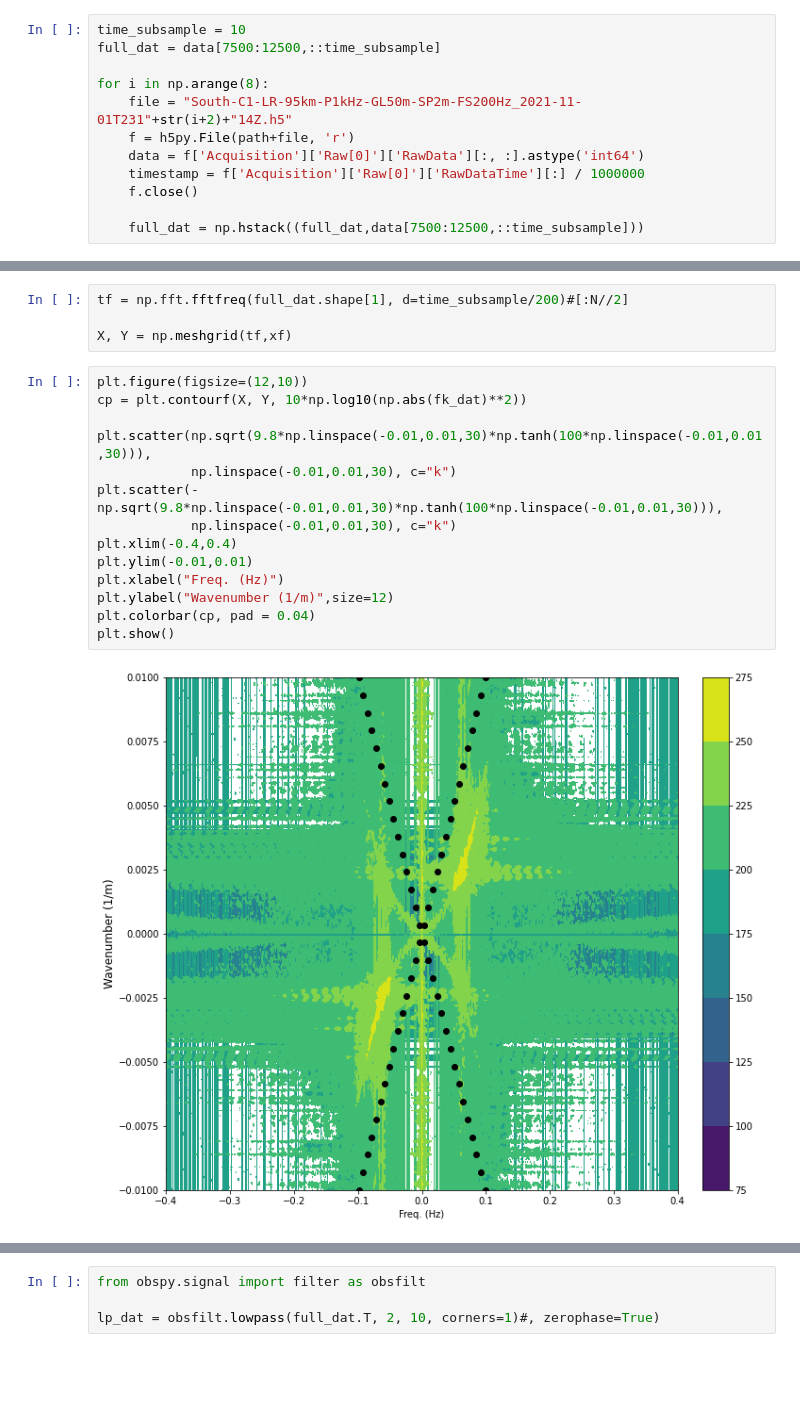
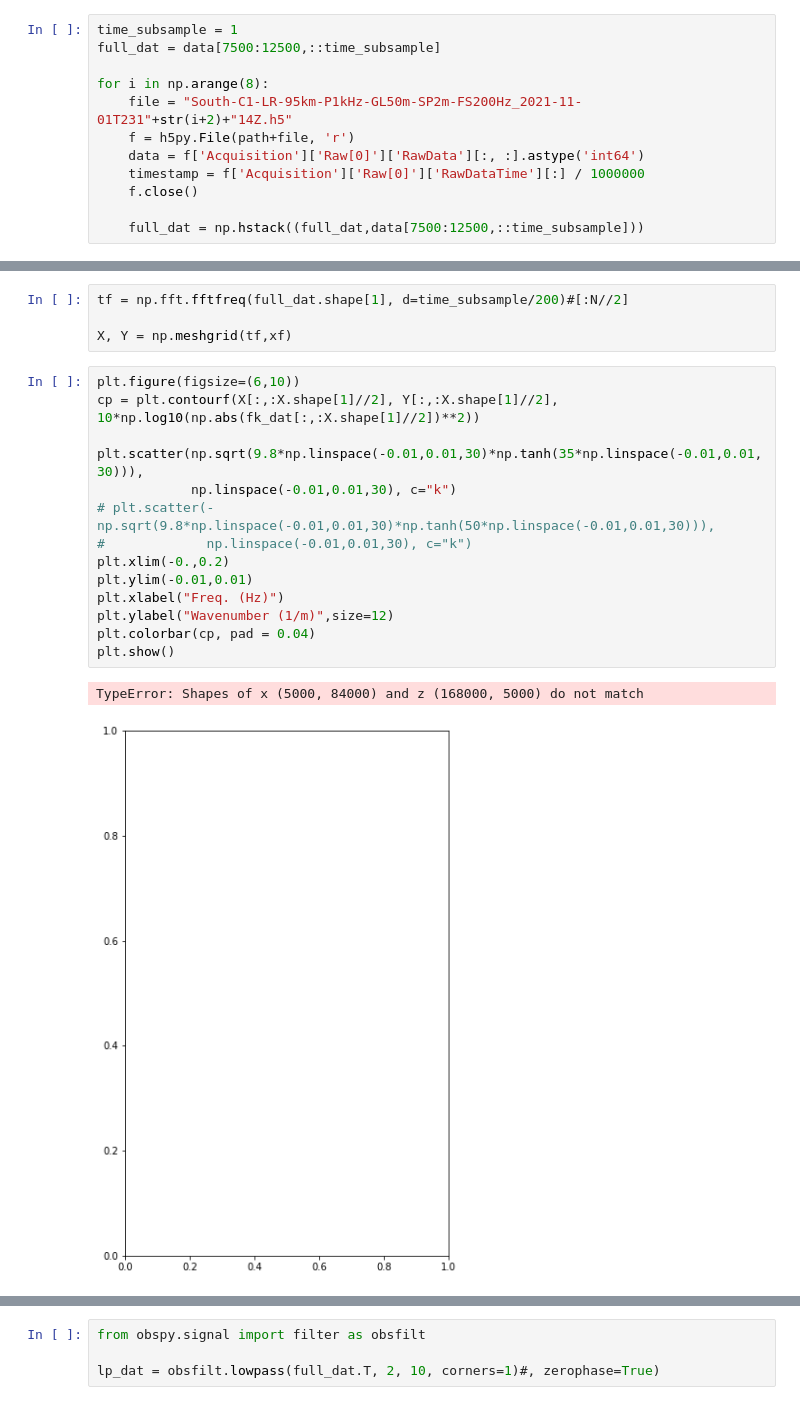
Before and after one commit to Laurd11/sindy-das-new, a Jupyter notebook: extras-testing.ipynb, the cells around one changed output, grey strips where cells are left out. Drawn from its saved outputs; the diff is of its cells as text; blank space fills up the shorter version.

```diff
--- a/extras-testing.ipynb
+++ b/extras-testing.ipynb
@@ -48,7 +49,7 @@ f.close()
 # timestamp = f['Acquisition']['Raw[0]']['RawDataTime'][:] / 1000000
 # f.close()
 # %%
-time_subsample = 10
+time_subsample = 1
 full_dat = data[7500:12500,::time_subsample]
 
 for i in np.arange(8):
@@ -81,19 +80,20 @@ tf = np.fft.fftfreq(full_dat.shape[1], d=time_subsample/200)#[:N//2]
 
 X, Y = np.meshgrid(tf,xf)
 # %%
-plt.figure(figsize=(12,10))
-cp = plt.contourf(X, Y, 10*np.log10(np.abs(fk_dat)**2))
+plt.figure(figsize=(6,10))
+cp = plt.contourf(X[:,:X.shape[1]//2], Y[:,:X.shape[1]//2], 10*np.log10(np.abs(fk_dat[:,:X.shape[1]//2])**2))
 
-plt.scatter(np.sqrt(9.8*np.linspace(-0.01,0.01,30)*np.tanh(100*np.linspace(-0.01,0.01,30))),
+plt.scatter(np.sqrt(9.8*np.linspace(-0.01,0.01,30)*np.tanh(35*np.linspace(-0.01,0.01,30))),
             np.linspace(-0.01,0.01,30), c="k")
-plt.scatter(-np.sqrt(9.8*np.linspace(-0.01,0.01,30)*np.tanh(100*np.linspace(-0.01,0.01,30))),
-            np.linspace(-0.01,0.01,30), c="k")
-plt.xlim(-0.4,0.4)
+# plt.scatter(-np.sqrt(9.8*np.linspace(-0.01,0.01,30)*np.tanh(50*np.linspace(-0.01,0.01,30))),
+#             np.linspace(-0.01,0.01,30), c="k")
+plt.xlim(-0.,0.2)
 plt.ylim(-0.01,0.01)
 plt.xlabel("Freq. (Hz)")
 plt.ylabel("Wavenumber (1/m)",size=12)
 plt.colorbar(cp, pad = 0.04)
 plt.show()
 # %% [output]
+TypeError: Shapes of x (5000, 84000) and z (168000, 5000) do not match
-[figure, old version]
+[figure, new version]
 # %%
```
Also changed, not shown: parts of 13 cells of this notebook, 5 other files.
